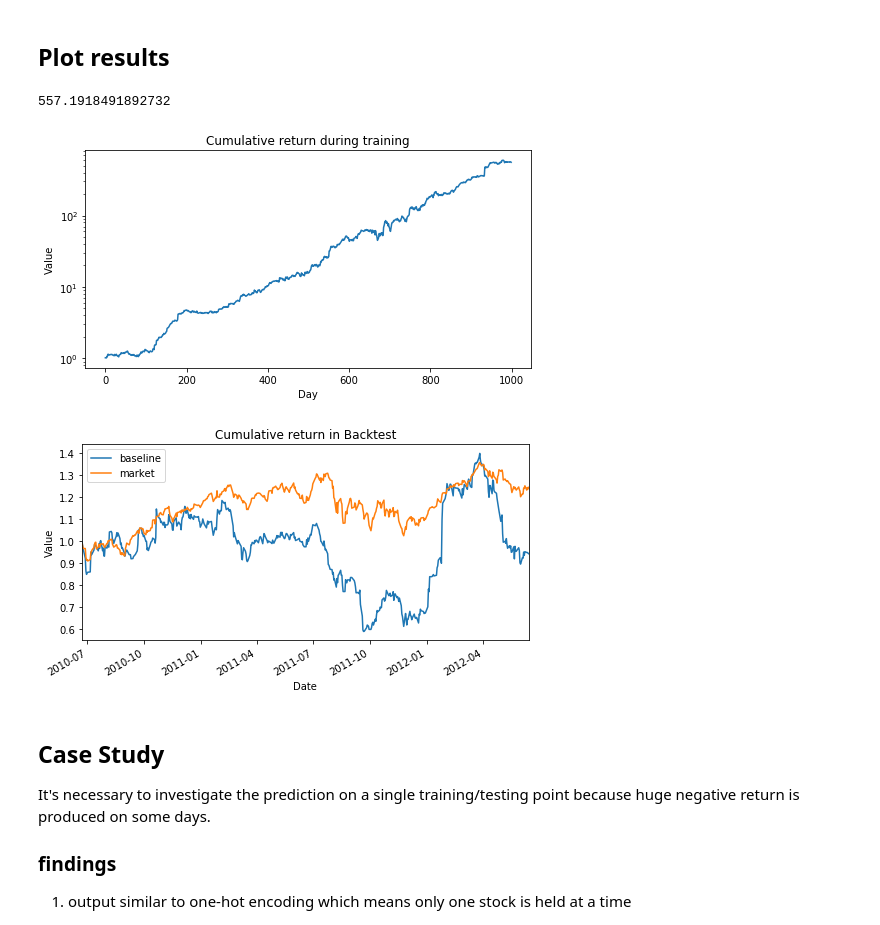
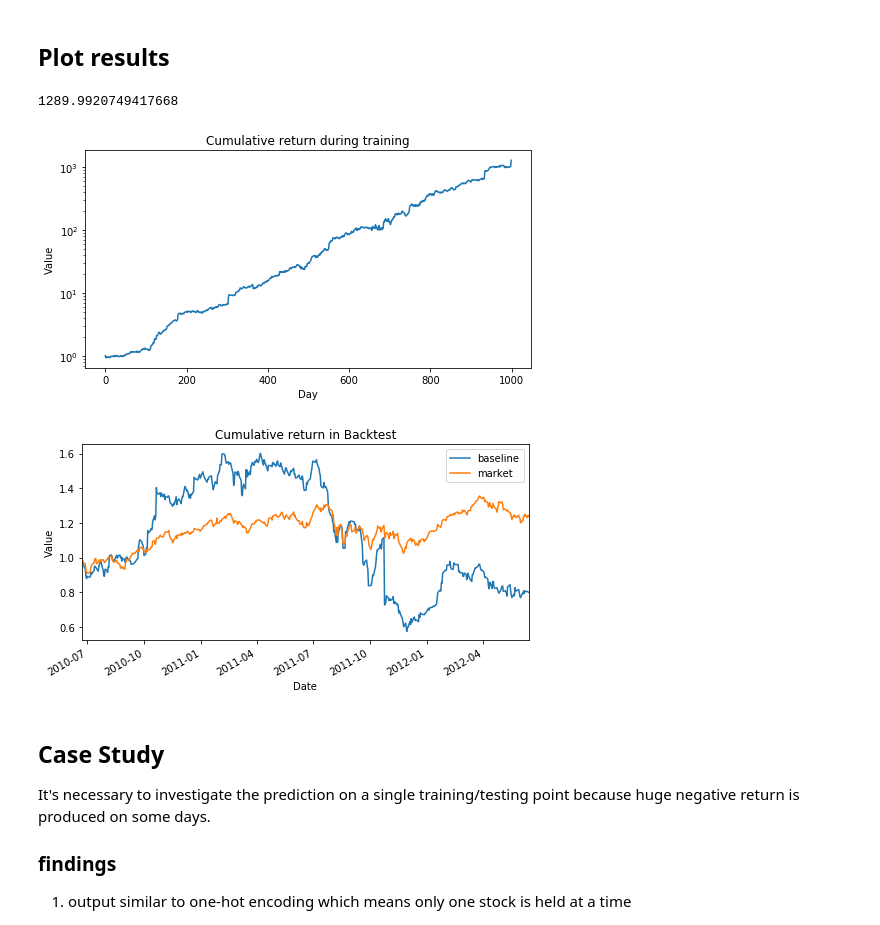
Before and after one commit to yanxurui/portfolio, a Jupyter notebook: analysis.ipynb, the cells around one changed output. Saved outputs shown, nothing was run; the diff lists cells and outputs as text; code cells hidden in the pictures.

Commit message:
Update: return-1

```diff
--- a/analysis.ipynb
+++ b/analysis.ipynb
@@ -15,45 +15,45 @@ data = StockData('data.csv', features=['Open', 'High', 'Low', 'Close'])
 def train_plot(save_dir):
     save_dir = Path(save_dir)
     last_epoch = pd.read_csv(save_dir.joinpath('train_last_epoch.csv'))
-    print(np.prod(last_epoch['tr_ret']))
     fig1, ax1 = plt.subplots(figsize=(8, 4))
     ax1.set_xlabel('Day')
     ax1.set_ylabel('Value')
     ax1.set_yscale('log')
     ax1.set_title('Cumulative return during training')
-    # cumulative return of the last epoch over the whole training period
-    # ax1.plot(np.arange(0, len(last_epoch) * train_batch_size, train_batch_size), last_epoch['ret'].cumprod())
-    ax1.plot(last_epoch['tr_ret'].cumprod())
+    # cumulative return of the last epoch in training period
+    ret = last_epoch['tr_ret']+1
+    print(np.prod(ret))
+    ax1.plot(ret.cumprod())
     return fig1
 
 def backtest_plot(save_dirs):
     fig2, ax2 = plt.subplots(figsize=(8, 4))
     ax2.set_xlabel('Day')
     ax2.set_ylabel('Value')
     ax2.set_title('Cumulative return in Backtest')
     tmp_dict = {}
     for save_dir in map(Path, save_dirs):
         name = os.path.basename(save_dir)
         test_summary = pd.read_csv(save_dir.joinpath('test_summary.csv'), index_col='index')
-        tmp_dict[name] = test_summary['ret'].cumprod().values # Series -> np array, ignore index
+        tmp_dict[name] = (test_summary['ret']+1).cumprod().values # Series -> np array, ignore index
     start = test_summary.index[0]
     end = test_summary.index[-1] + 1
     market = data.market(start, end)
     tmp_dict['market'] = market
     df = pd.DataFrame(tmp_dict)
     df.plot(ax=ax2)
     return fig2
 
 def expand_dir(save_dir):
     return [os.path.join(save_dir, sub) for sub in next(os.walk(save_dir))[1]]
 
 save_dir = Path('exp/baseline')
 fig1 = train_plot(save_dir)
 fig2 = backtest_plot([save_dir])
 # %% [output]
-557.1918491892732
+1289.9920749417668
-[figure, old version]
+[figure, new version]
-[figure, old version]
+[figure, new version]
 # %% [markdown]
 ## Case Study
 It's necessary to investigate the prediction on a single training/testing point because huge negative return is produced on some days.
```
Also changed, not shown: 3 other files.
